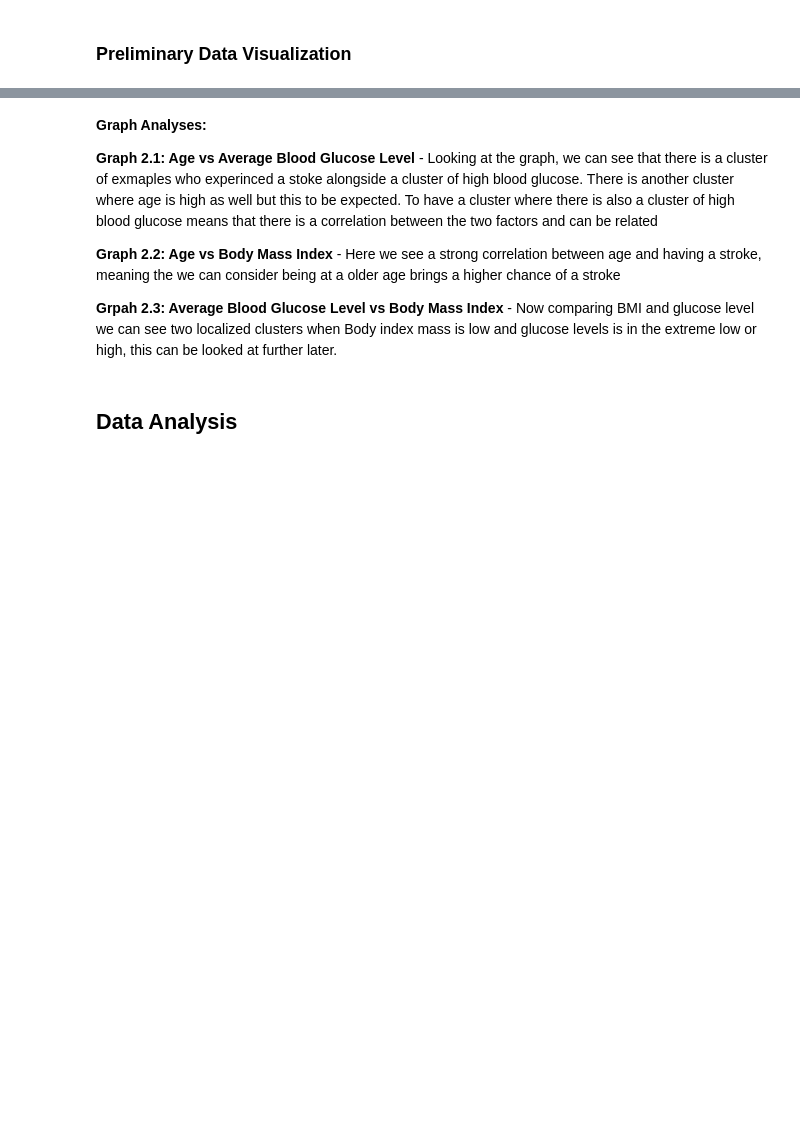
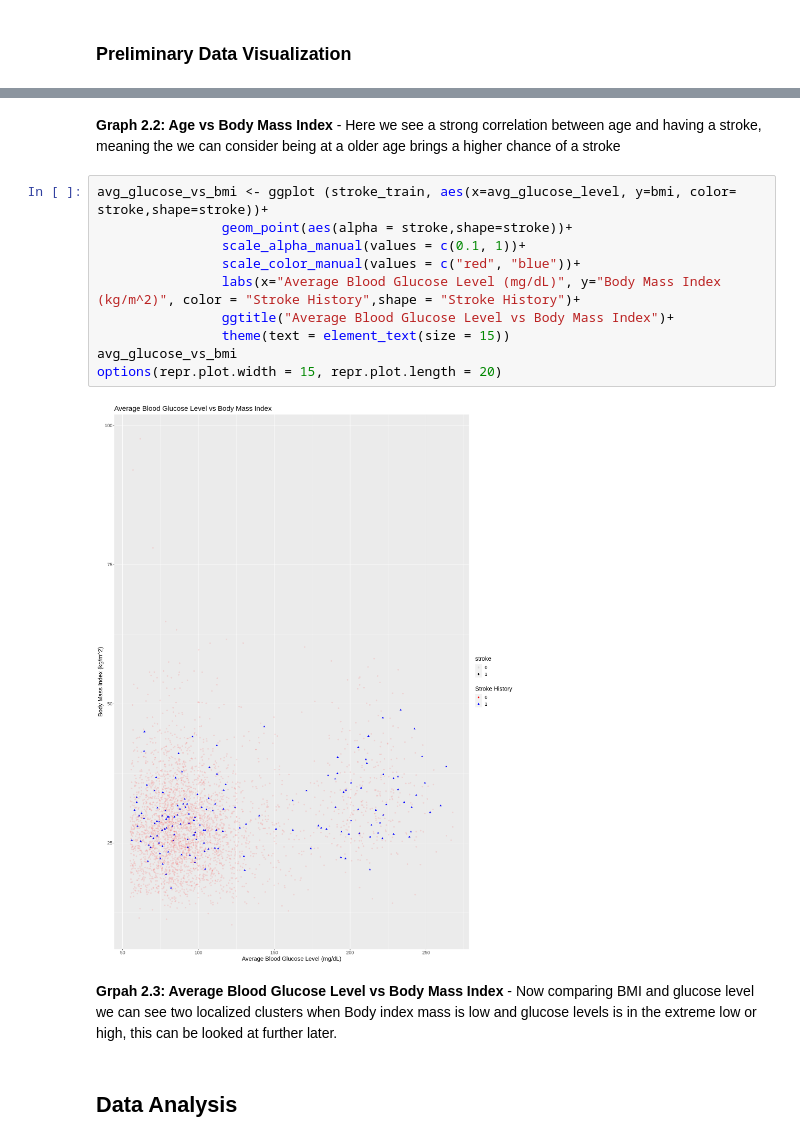
Before and after one commit to hd54/stroke, a Jupyter notebook: stroke.ipynb, the cells around one changed output, grey strips where cells are left out. Cells and saved outputs as stored; diff of their text form; blank space fills up the shorter version.

```diff
--- a/stroke.ipynb
+++ b/stroke.ipynb
@@ -233,10 +240,18 @@ plot_grid(age_vs_glucose, age_vs_bmi, avg_glucose_vs_bmi, ncol = 1)
+# %% [markdown]
+**Graph 2.2: Age vs Body Mass Index** - Here we see a strong correlation between age and having a stroke, meaning the we can consider being at a older age brings a higher chance of a stroke
+# %%
+avg_glucose_vs_bmi <- ggplot (stroke_train, aes(x=avg_glucose_level, y=bmi, color= stroke,shape=stroke))+
+                geom_point(aes(alpha = stroke,shape=stroke))+
+                scale_alpha_manual(values = c(0.1, 1))+
+                scale_color_manual(values = c("red", "blue"))+
+                labs(x="Average Blood Glucose Level (mg/dL)", y="Body Mass Index (kg/m^2)", color = "Stroke History",shape = "Stroke History")+
+                ggtitle("Average Blood Glucose Level vs Body Mass Index")+
+                theme(text = element_text(size = 15))
+avg_glucose_vs_bmi
+options(repr.plot.width = 15, repr.plot.length = 20)
+# %% [output]
+[figure, added]
 # %% [markdown]
-**Graph Analyses:**
-
-**Graph 2.1: Age vs Average Blood Glucose Level** - Looking at the graph, we can see that there is a cluster of exmaples who experinced a stoke alongside a cluster of high blood glucose. There is another cluster where age is high as well but this to be expected. To have a cluster where there is also a cluster of high blood glucose means that there is a correlation between the two factors and can be related
-
-**Graph 2.2: Age vs Body Mass Index** - Here we see a strong correlation between age and having a stroke, meaning the we can consider being at a older age brings a higher chance of a stroke
-
 **Grpah 2.3: Average Blood Glucose Level vs Body Mass Index** - Now comparing BMI and glucose level we can see two localized clusters when Body index mass is low and glucose levels is in the extreme low or high, this can be looked at further later.
 # %% [markdown]
 ## Data Analysis
```
Also changed, not shown: parts of 16 cells of this notebook.
